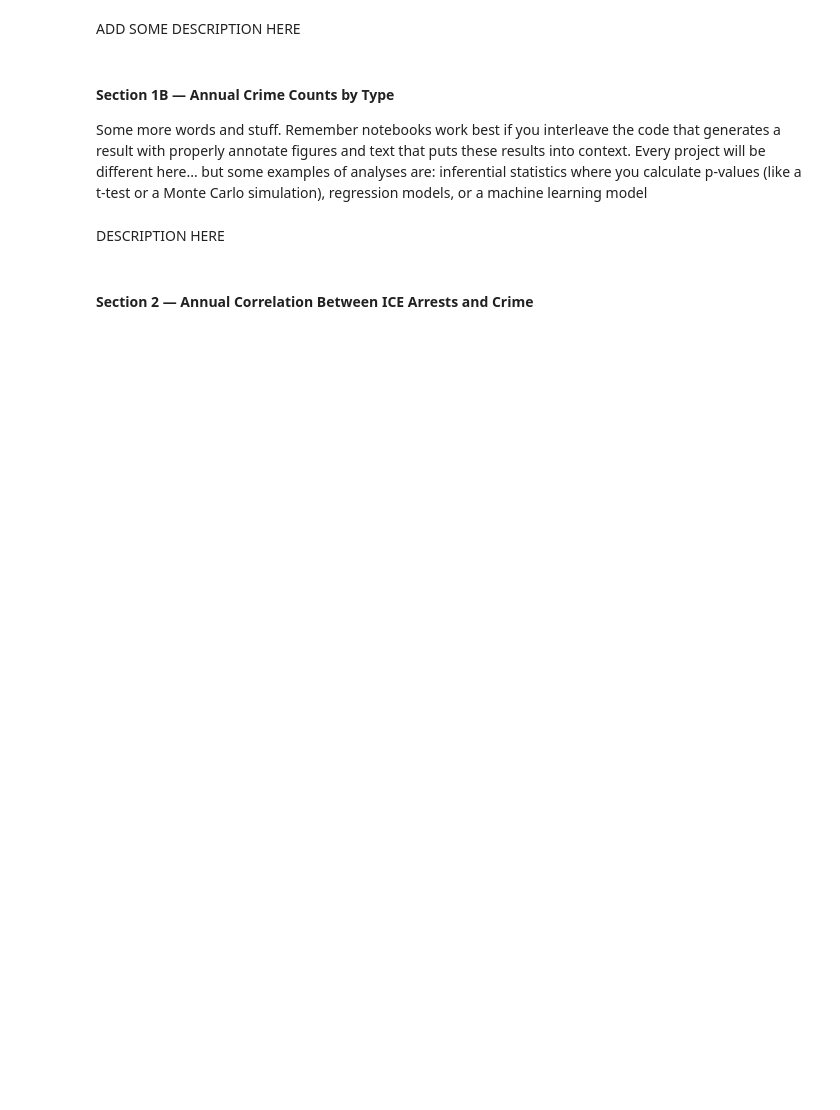
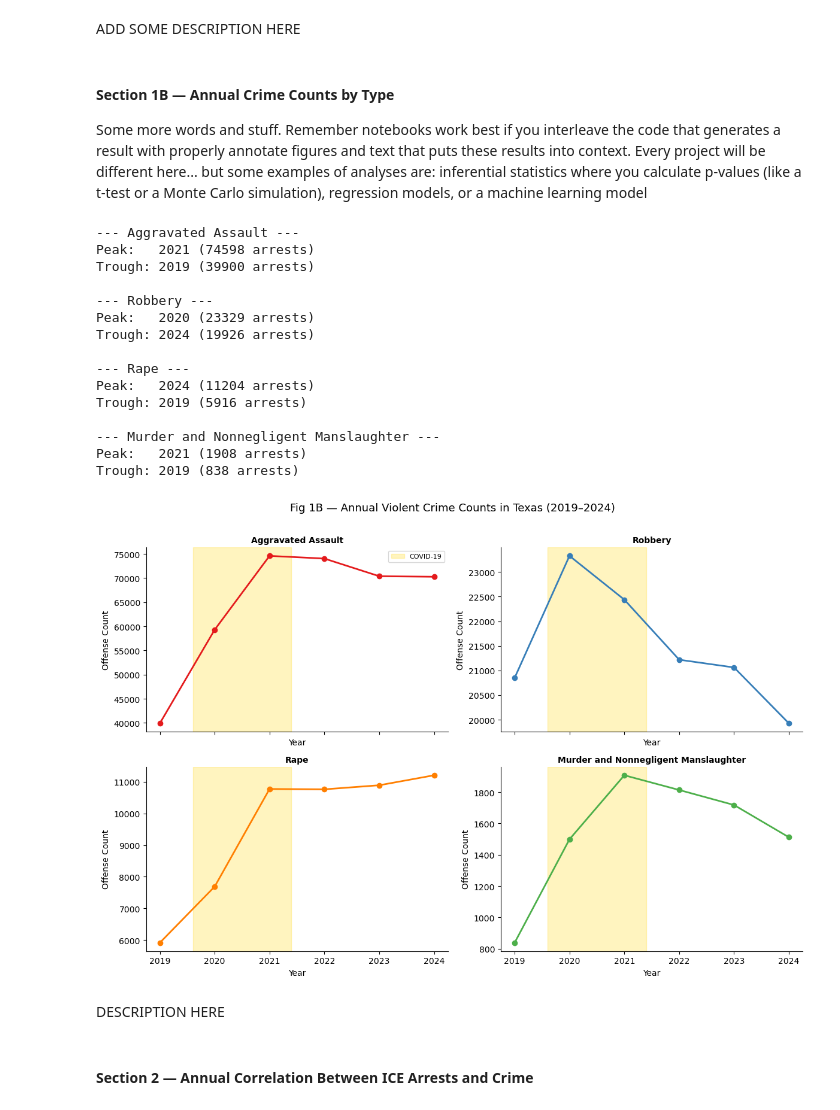
Before and after one commit to COGS108/Group117_WI26, a Jupyter notebook: 03-FinalProject.ipynb, the cells around one changed output. Cells and saved outputs as stored; diff of their text form; code cells hidden in the pictures; blank space fills up the shorter version.

Commit message:
Add description 1B
Peak and trough years for arrest count

```diff
--- a/03-FinalProject.ipynb
+++ b/03-FinalProject.ipynb
@@ -300,23 +377,51 @@ Some more words and stuff.  Remember notebooks work best if you interleave the c
 # %%
 fig, axes = plt.subplots(2, 2, figsize=(12, 8), sharex=True)
 axes = axes.flatten()
 
 for ax, crime_type, color in zip(axes, CRIME_TYPES, CRIME_COLORS):
     subset = crime_df[crime_df['offense_code'] == crime_type]
     yearly = subset.groupby('data_year').size()
+
+    peak_year = yearly.idxmax()
+    peak_val = yearly.max()
+    trough_year = yearly.idxmin()
+    trough_val = yearly.min()
+
     # shade COVID years
     ax.axvspan(2020 - 0.4, 2021 + 0.4, color='gold', alpha=0.25, label='COVID-19')
     ax.plot(yearly.index, yearly.values, color=color, marker='o', linewidth=2)
     ax.set_title(crime_type, fontsize=10, fontweight='bold')
     ax.set_xlabel('Year')
     ax.set_ylabel('Offense Count')
     ax.set_xticks(range(2019, 2025))
 
+    print(f"--- {crime_type} ---")
+    print(f"Peak:   {peak_year} ({peak_val} arrests)")
+    print(f"Trough: {trough_year} ({trough_val} arrests)\n")
+
+
 axes[0].legend(fontsize=8)
 plt.suptitle('Fig 1B — Annual Violent Crime Counts in Texas (2019–2024)', fontsize=13, y=1.01)
 plt.tight_layout()
 plt.savefig('figures/fig1b_crime_annual.png', bbox_inches='tight')
 plt.show()
+# %% [output]
+--- Aggravated Assault ---
+Peak:   2021 (74598 arrests)
+Trough: 2019 (39900 arrests)
+
+--- Robbery ---
+Peak:   2020 (23329 arrests)
+Trough: 2024 (19926 arrests)
+
+--- Rape ---
+Peak:   2024 (11204 arrests)
+Trough: 2019 (5916 arrests)
+
+--- Murder and Nonnegligent Manslaughter ---
+Peak:   2021 (1908 arrests)
+Trough: 2019 (838 arrests)
+[figure, added]
 # %% [markdown]
 DESCRIPTION HERE
 # %% [markdown]
```
Also changed, not shown: parts of 10 cells of this notebook.
